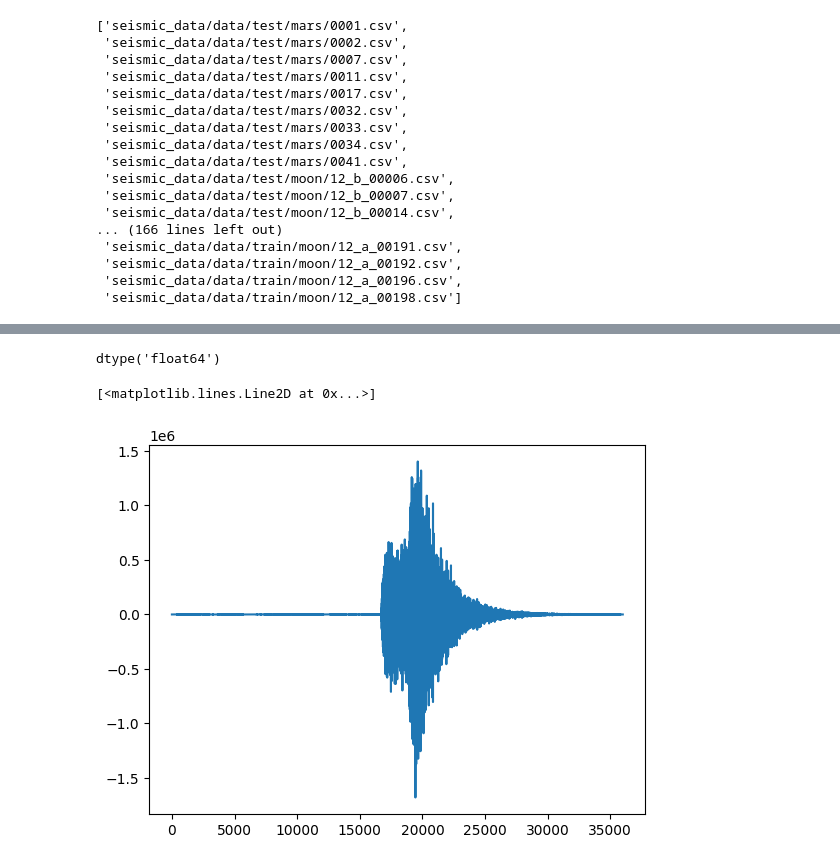
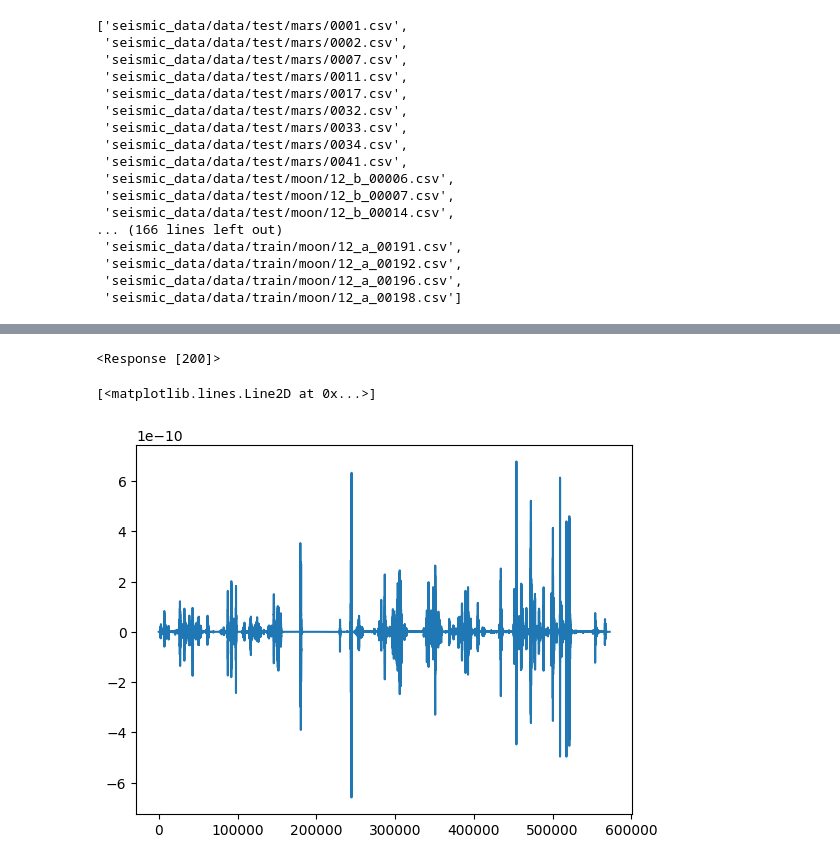
Before and after one commit to MH0386/seismic_detection, a Jupyter notebook: notebooks/processing_data.ipynb, the cells around one changed output, grey strips where cells are left out. Cells and saved outputs as stored; diff of their text form; code cells hidden in the pictures.

```diff
--- a/notebooks/processing_data.ipynb
+++ b/notebooks/processing_data.ipynb
@@ -62,13 +62,0 @@ plt.plot(sample["velocity"])
-# %%
-sample_velocity=sample["velocity"].to_numpy()
-sample_velocity.dtype
-# %% [output]
-dtype('float64')
-# %%
-a, d = pywt.dwt(sample_velocity, "db4")
-d = np.array(d)
-# plt.plot(a)
-plt.plot(d)
-# %% [output]
-[<matplotlib.lines.Line2D at 0x...>]
-[figure, removed]
@@ -75 +74,10 @@ plt.plot(d)
+# %%
+denoised = denoising(sample["velocity"], files[107])
+# %% [output]
+<Response [200]>
+# %%
+plt.plot(denoised)
+# %% [output]
+[<matplotlib.lines.Line2D at 0x...>]
+[figure, added]
 # %%
```
Also changed, not shown: parts of 7 cells of this notebook.
